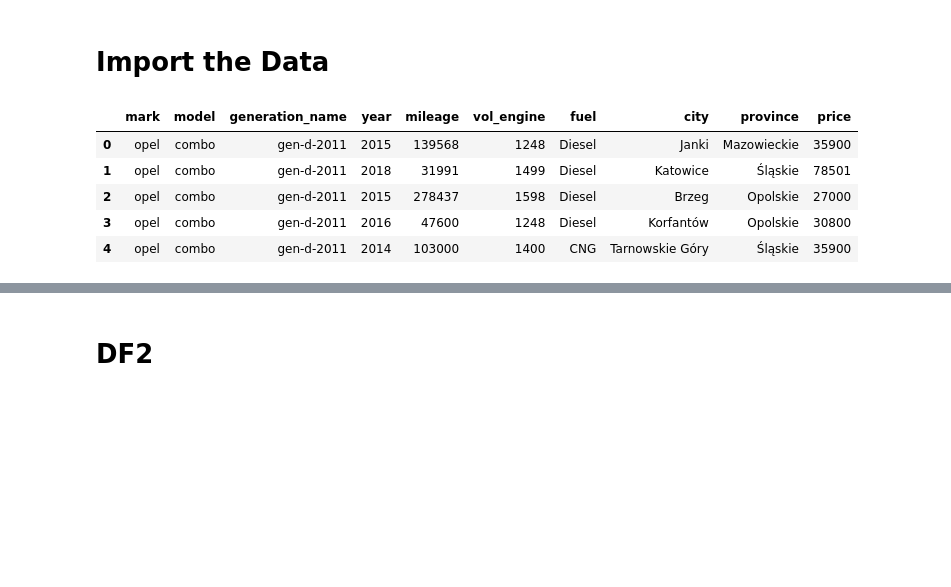
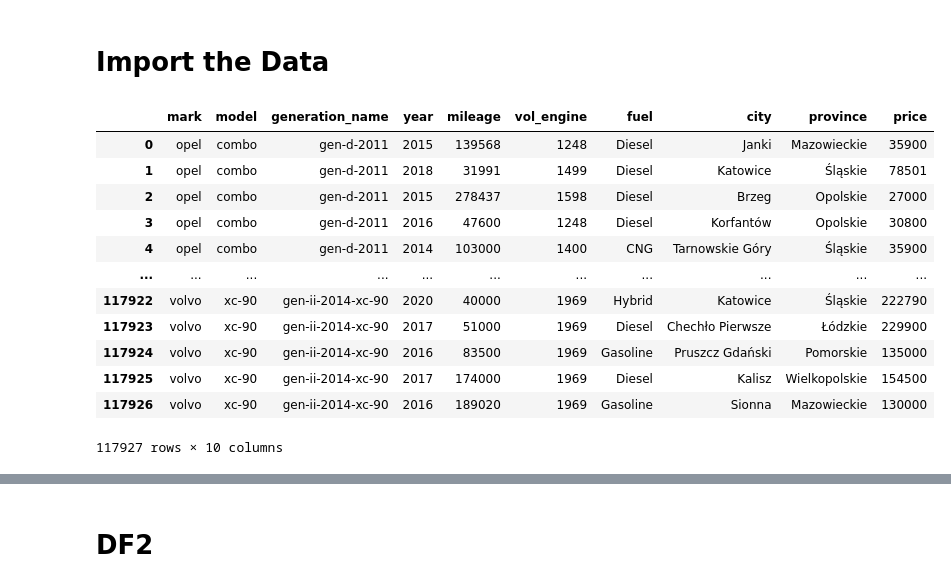
Before and after one commit to KacperChmura1/Engineer-s, a Jupyter notebook: DataIntegration.ipynb, the cells around one changed output, grey strips where cells are left out. Drawn from its saved outputs; the diff is of its cells as text; code cells hidden in the pictures; blank space fills up the shorter version.

```diff
--- a/DataIntegration.ipynb
+++ b/DataIntegration.ipynb
@@ -13,12 +13,19 @@ df3 = pd.read_csv(r"C:\Users\Kacper\Desktop\uczelnia\sem6\Praca\data\df3_clean.c
 # %%
 miasta_wojewodztwa = pd.read_csv(r"C:\Users\Kacper\Desktop\uczelnia\sem6\Praca\data\wojewodztwa_miasta.csv", sep =";", index_col="id")
 # %%
-df1.head()
+df1
 # %% [output]
 |  | mark | model | generation_name | year | mileage | vol_engine | fuel | city | province | price |
 | 0 | opel | combo | gen-d-2011 | 2015 | 139568 | 1248 | Diesel | Janki | Mazowieckie | 35900 |
 | 1 | opel | combo | gen-d-2011 | 2018 | 31991 | 1499 | Diesel | Katowice | Śląskie | 78501 |
 | 2 | opel | combo | gen-d-2011 | 2015 | 278437 | 1598 | Diesel | Brzeg | Opolskie | 27000 |
 | 3 | opel | combo | gen-d-2011 | 2016 | 47600 | 1248 | Diesel | Korfantów | Opolskie | 30800 |
 | 4 | opel | combo | gen-d-2011 | 2014 | 103000 | 1400 | CNG | Tarnowskie Góry | Śląskie | 35900 |
+| ... | ... | ... | ... | ... | ... | ... | ... | ... | ... | ... |
+| 117922 | volvo | xc-90 | gen-ii-2014-xc-90 | 2020 | 40000 | 1969 | Hybrid | Katowice | Śląskie | 222790 |
+| 117923 | volvo | xc-90 | gen-ii-2014-xc-90 | 2017 | 51000 | 1969 | Diesel | Chechło Pierwsze | Łódzkie | 229900 |
+| 117924 | volvo | xc-90 | gen-ii-2014-xc-90 | 2016 | 83500 | 1969 | Gasoline | Pruszcz Gdański | Pomorskie | 135000 |
+| 117925 | volvo | xc-90 | gen-ii-2014-xc-90 | 2017 | 174000 | 1969 | Diesel | Kalisz | Wielkopolskie | 154500 |
+| 117926 | volvo | xc-90 | gen-ii-2014-xc-90 | 2016 | 189020 | 1969 | Gasoline | Sionna | Mazowieckie | 130000 |
+117927 rows × 10 columns
 # %%
```
Also changed, not shown: parts of 49 cells of this notebook.
